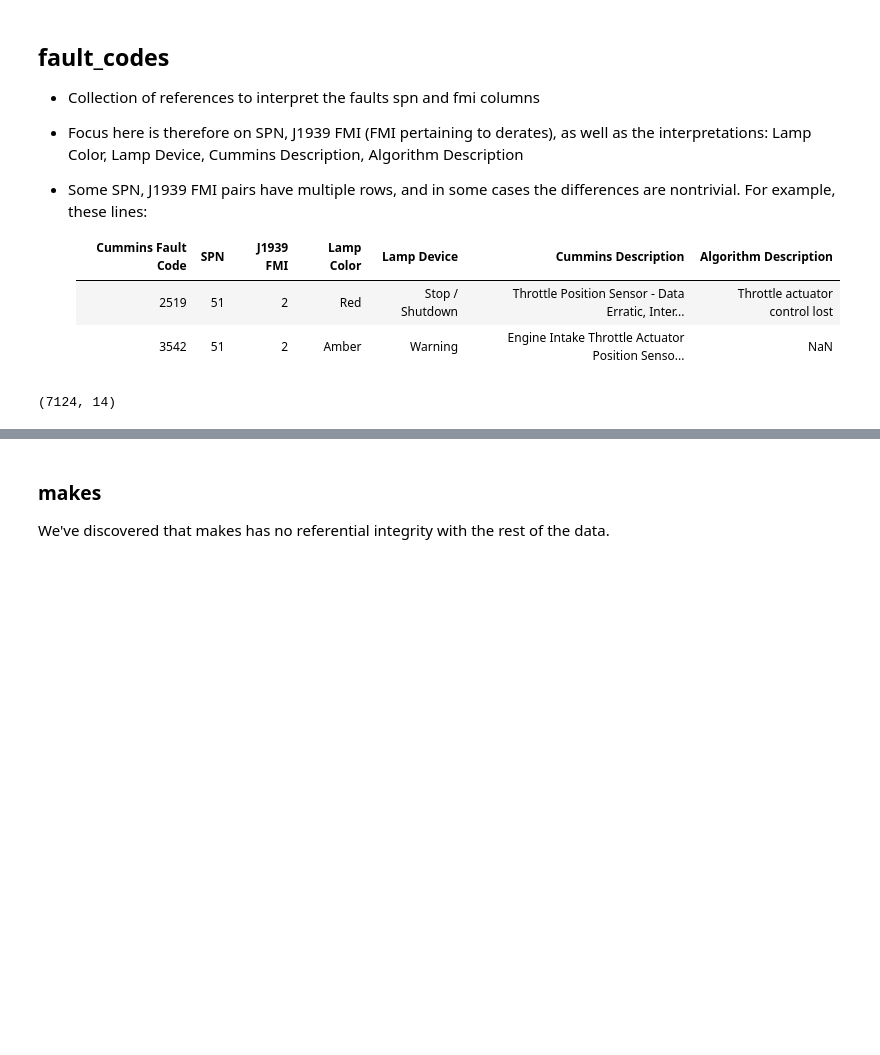
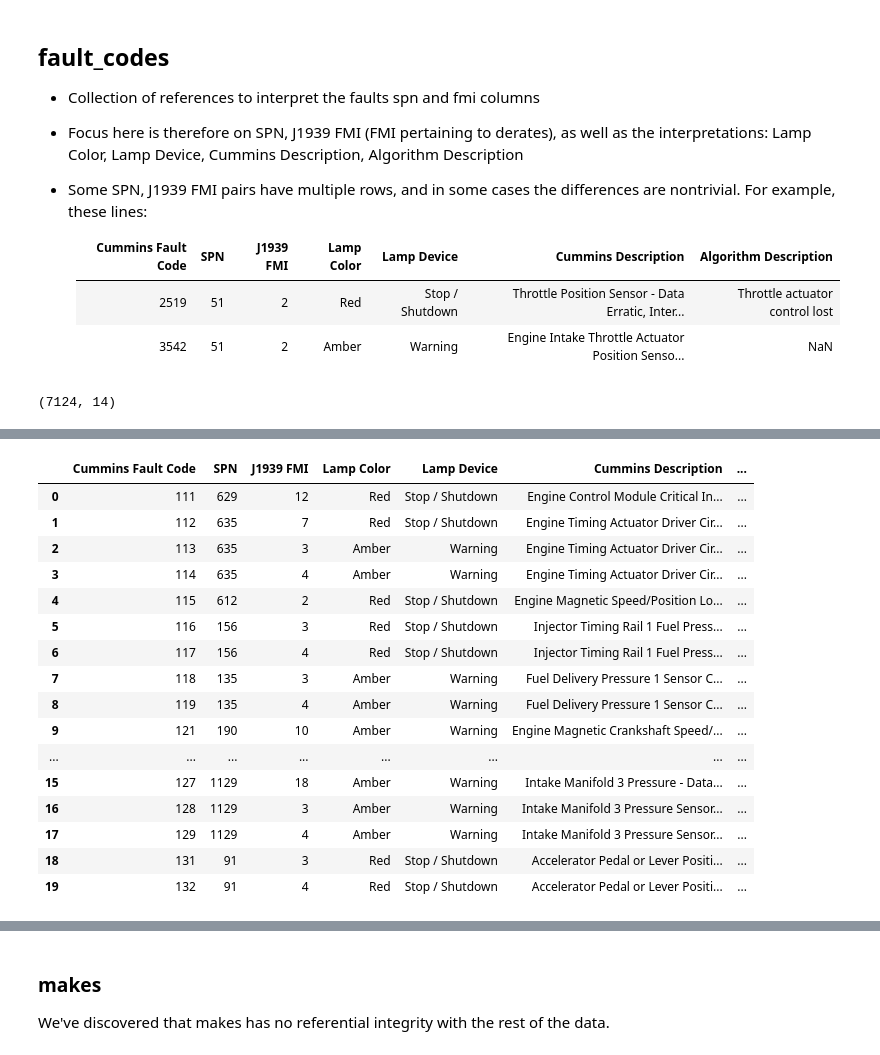
Before and after one commit to jrioross/big_g_express, a Jupyter notebook: notebooks/bg_00_initial_explorations.ipynb, the cells around one changed output, grey strips where cells are left out. Drawn from its saved outputs; the diff is of its cells as text; code cells hidden in the pictures; blank space fills up the shorter version.

```diff
--- a/notebooks/bg_00_initial_explorations.ipynb
+++ b/notebooks/bg_00_initial_explorations.ipynb
@@ -122,0 +182,20 @@ fault_codes = fault_codes[['Cummins Fault Code', 'SPN', 'J1939 FMI', 'Lamp Color
+# %%
+fault_codes.head(20)
+# %% [output]
+|  | Cummins Fault Code | SPN | J1939 FMI | Lamp Color | Lamp Device | Cummins Description | ... |
+| 0 | 111 | 629 | 12 | Red | Stop / Shutdown | Engine Control Module Critical In... | ... |
+| 1 | 112 | 635 | 7 | Red | Stop / Shutdown | Engine Timing Actuator Driver Cir... | ... |
+| 2 | 113 | 635 | 3 | Amber | Warning | Engine Timing Actuator Driver Cir... | ... |
+| 3 | 114 | 635 | 4 | Amber | Warning | Engine Timing Actuator Driver Cir... | ... |
+| 4 | 115 | 612 | 2 | Red | Stop / Shutdown | Engine Magnetic Speed/Position Lo... | ... |
+| 5 | 116 | 156 | 3 | Red | Stop / Shutdown | Injector Timing Rail 1 Fuel Press... | ... |
+| 6 | 117 | 156 | 4 | Red | Stop / Shutdown | Injector Timing Rail 1 Fuel Press... | ... |
+| 7 | 118 | 135 | 3 | Amber | Warning | Fuel Delivery Pressure 1 Sensor C... | ... |
+| 8 | 119 | 135 | 4 | Amber | Warning | Fuel Delivery Pressure 1 Sensor C... | ... |
+| 9 | 121 | 190 | 10 | Amber | Warning | Engine Magnetic Crankshaft Speed/... | ... |
+| ... | ... | ... | ... | ... | ... | ... | ... |
+| 15 | 127 | 1129 | 18 | Amber | Warning | Intake Manifold 3 Pressure - Data... | ... |
+| 16 | 128 | 1129 | 3 | Amber | Warning | Intake Manifold 3 Pressure Sensor... | ... |
+| 17 | 129 | 1129 | 4 | Amber | Warning | Intake Manifold 3 Pressure Sensor... | ... |
+| 18 | 131 | 91 | 3 | Red | Stop / Shutdown | Accelerator Pedal or Lever Positi... | ... |
+| 19 | 132 | 91 | 4 | Red | Stop / Shutdown | Accelerator Pedal or Lever Positi... | ... |
```
Also changed, not shown: parts of 8 cells of this notebook, 1 other file.
